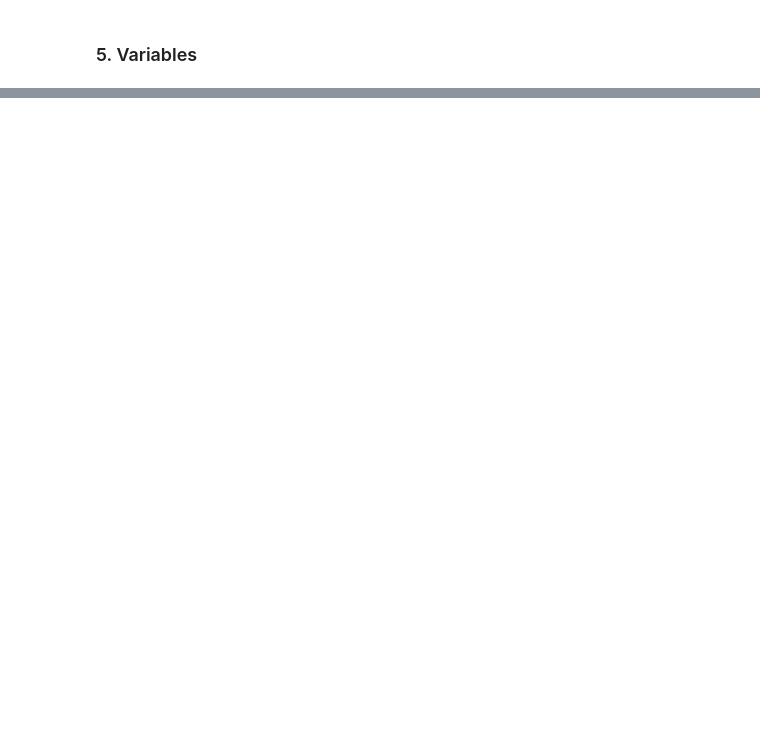
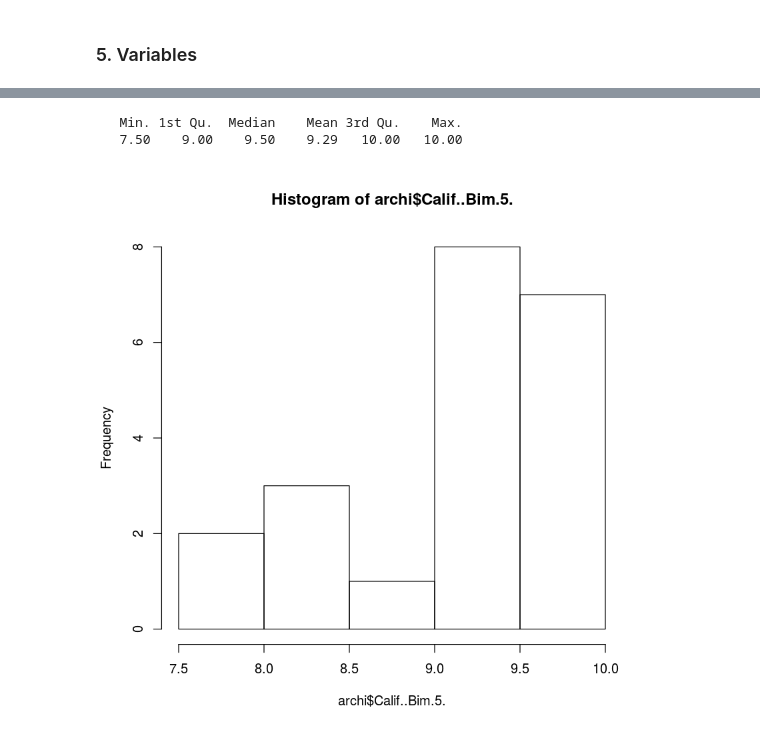
Before and after one commit to juanpedrovasquez/CUCII-StatsEdu, a Jupyter notebook: 01_Apuntes.ipynb, the cells around one changed output, grey strips where cells are left out. Drawn from its saved outputs; the diff is of its cells as text; code cells hidden in the pictures; blank space fills up the shorter version.

```diff
--- a/01_Apuntes.ipynb
+++ b/01_Apuntes.ipynb
@@ -43,0 +166,3 @@
+# %%
+archi <- read.csv(file = "5to bim.csv",skip=5,nrow=21)
+head(archi)
@@ -43,0 +190,11 @@
+# %%
+#veamos cómo se dieron las calificaciones finales
+summary(archi$Calif..Bim.5.)
+# %% [output]
+   Min. 1st Qu.  Median    Mean 3rd Qu.    Max.
+   7.50    9.00    9.50    9.29   10.00   10.00
+# %%
+#grafiquemos el histograma
+hist(archi$Calif..Bim.5.)
+# %% [output]
+[figure, added]
```
Also changed, not shown: parts of 38 cells of this notebook.
